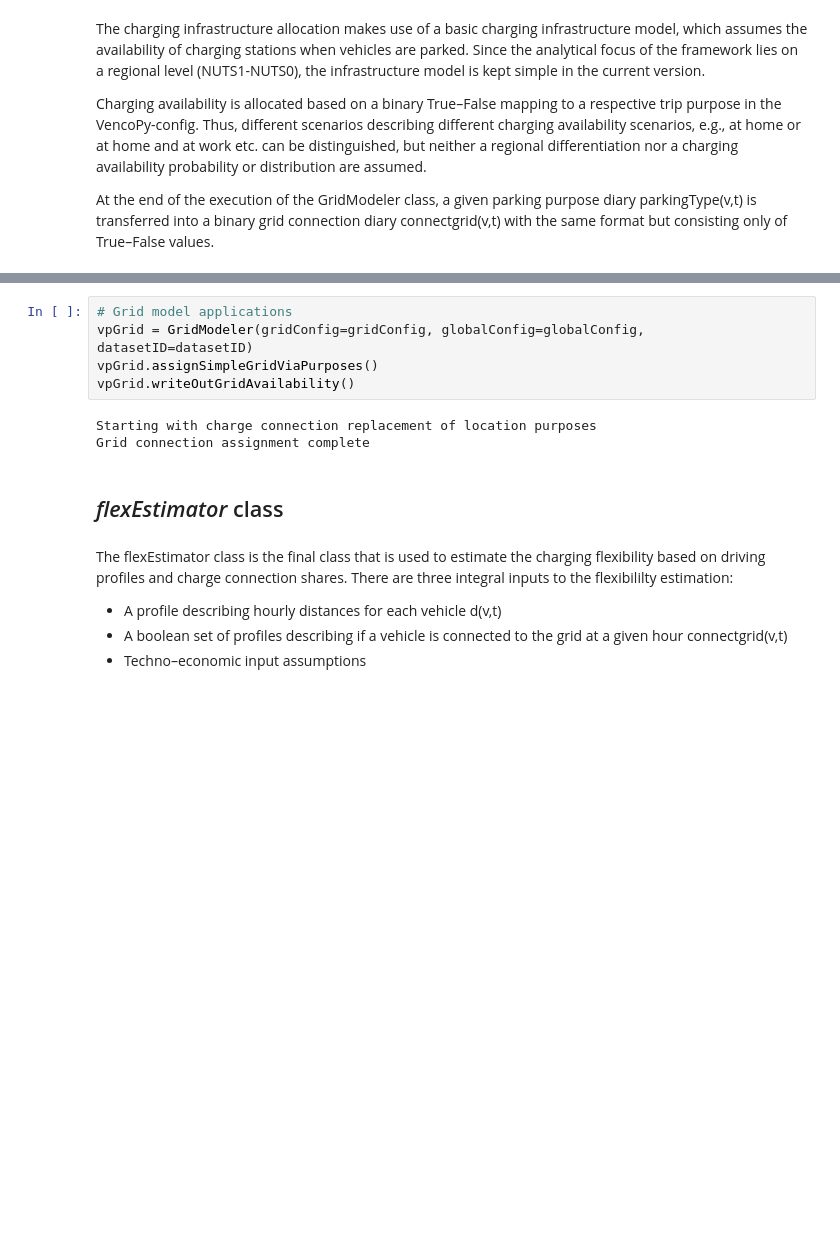
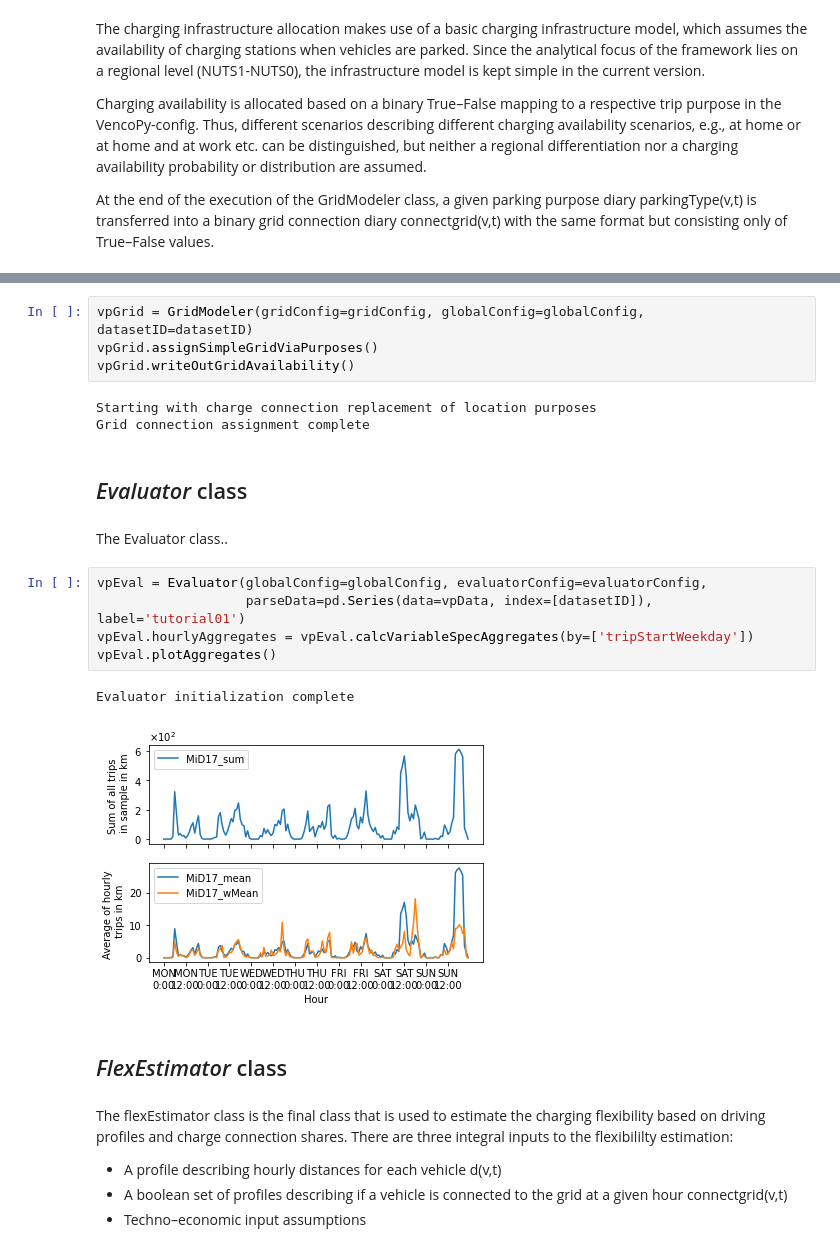
Before and after one commit to areleu/vencopy, a Jupyter notebook: tutorials/tutorial_01/vencopy_tutorial_01.ipynb, the cells around one changed output, grey strips where cells are left out. Cells and saved outputs as stored; diff of their text form; blank space fills up the shorter version.

Commit message:
added structure tutorial 3,4,5

```diff
--- a/tutorials/tutorial_01/vencopy_tutorial_01.ipynb
+++ b/tutorials/tutorial_01/vencopy_tutorial_01.ipynb
@@ -162,5 +154,4 @@ WindowsPath('C:/8_Work/VencoPy/VencoPy_internal/vencopy/inputData')
 # %%
-# Grid model applications
 vpGrid = GridModeler(gridConfig=gridConfig, globalConfig=globalConfig, datasetID=datasetID)
 vpGrid.assignSimpleGridViaPurposes()
 vpGrid.writeOutGridAvailability()
@@ -168,7 +159,19 @@ vpGrid.writeOutGridAvailability()
 Starting with charge connection replacement of location purposes
 Grid connection assignment complete
 # %% [markdown]
-## _flexEstimator_ class
+## _Evaluator_ class
+# %% [markdown]
+The Evaluator class..
+# %%
+vpEval = Evaluator(globalConfig=globalConfig, evaluatorConfig=evaluatorConfig,
+                   parseData=pd.Series(data=vpData, index=[datasetID]), label='tutorial01')
+vpEval.hourlyAggregates = vpEval.calcVariableSpecAggregates(by=['tripStartWeekday'])
+vpEval.plotAggregates()
+# %% [output]
+Evaluator initialization complete
+[figure, added]
+# %% [markdown]
+## _FlexEstimator_ class
 # %% [markdown]
 The flexEstimator class is the final class that is used to estimate the charging flexibility based on driving profiles and charge connection shares.
 There are three integral inputs to the flexibililty estimation:
```
Also changed, not shown: parts of 11 cells of this notebook, 3 other files.
